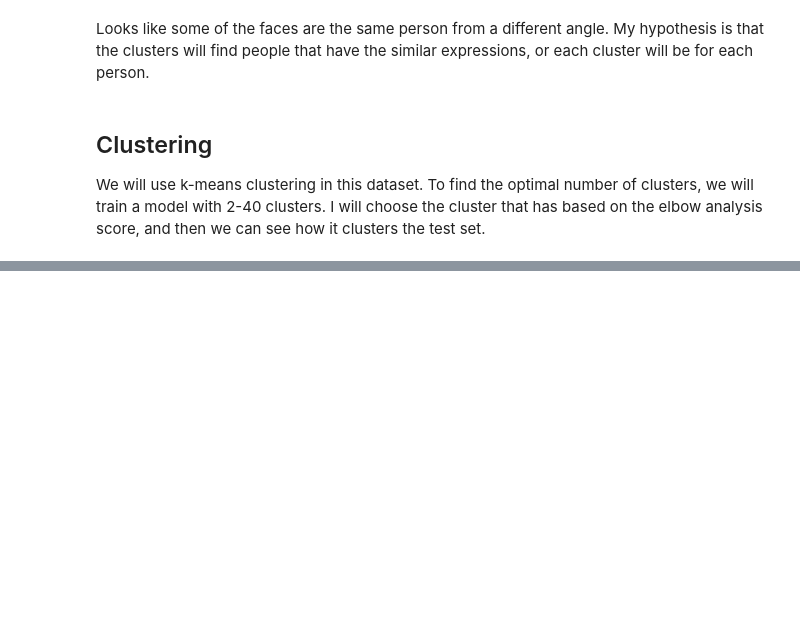
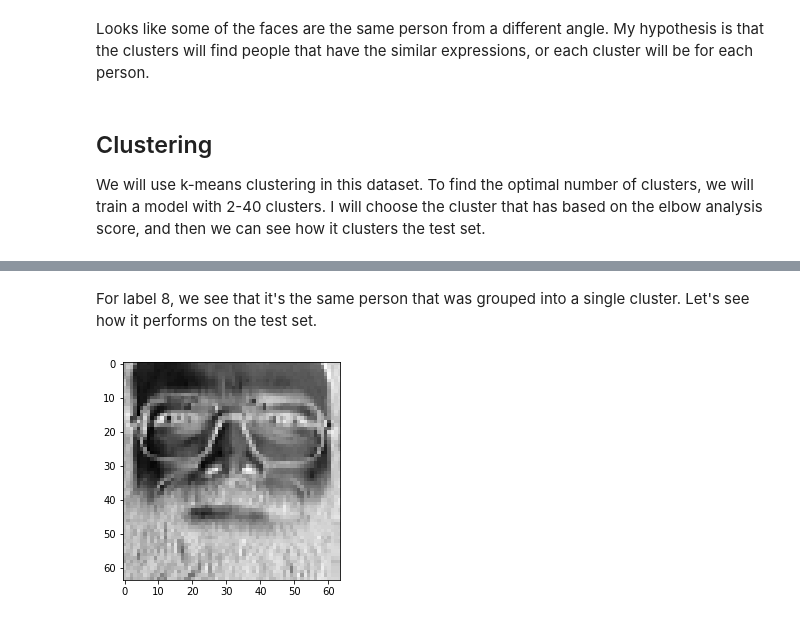
Before and after one commit to knolasco/Intro_to_ML_Course, a Jupyter notebook: Module5/OlvettiUnsupervised.ipynb, the cells around one changed output, grey strips where cells are left out. Cells and saved outputs as stored; diff of their text form; code cells hidden in the pictures; blank space fills up the shorter version.

```diff
--- a/Module5/OlvettiUnsupervised.ipynb
+++ b/Module5/OlvettiUnsupervised.ipynb
@@ -210,0 +290,6 @@ Time elapsed : 0:00:16.153242
+# %% [markdown]
+For label 8, we see that it's the same person that was grouped into a single cluster. Let's see how it performs on the test set.
+# %%
+plot_clustered_label(label = 8, model = my_model, X = X_test)
+# %% [output]
+[figure, added]
```
Also changed, not shown: parts of 18 cells of this notebook.
